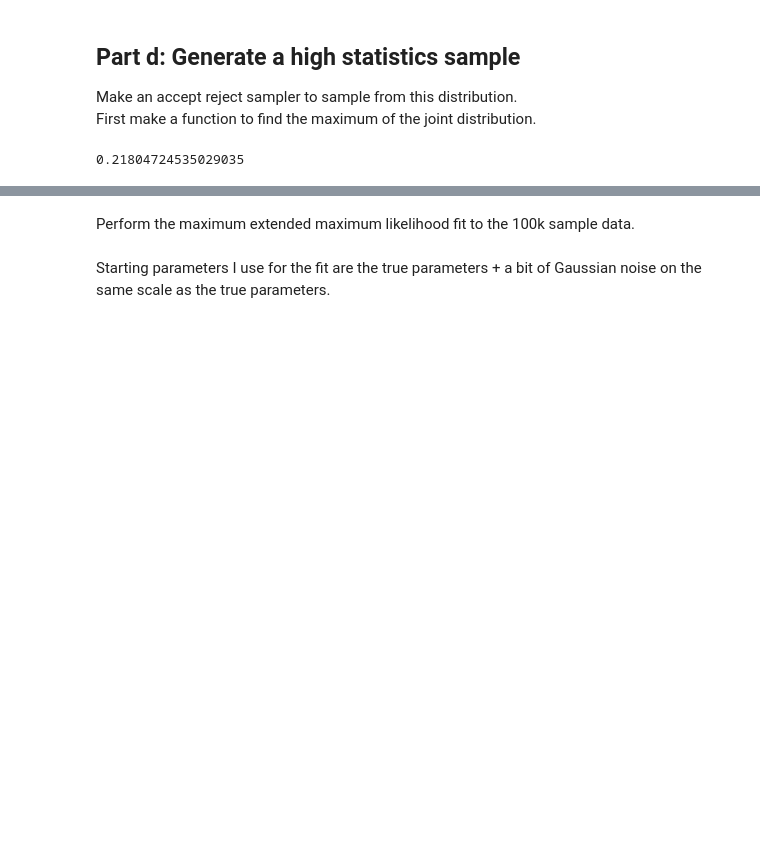
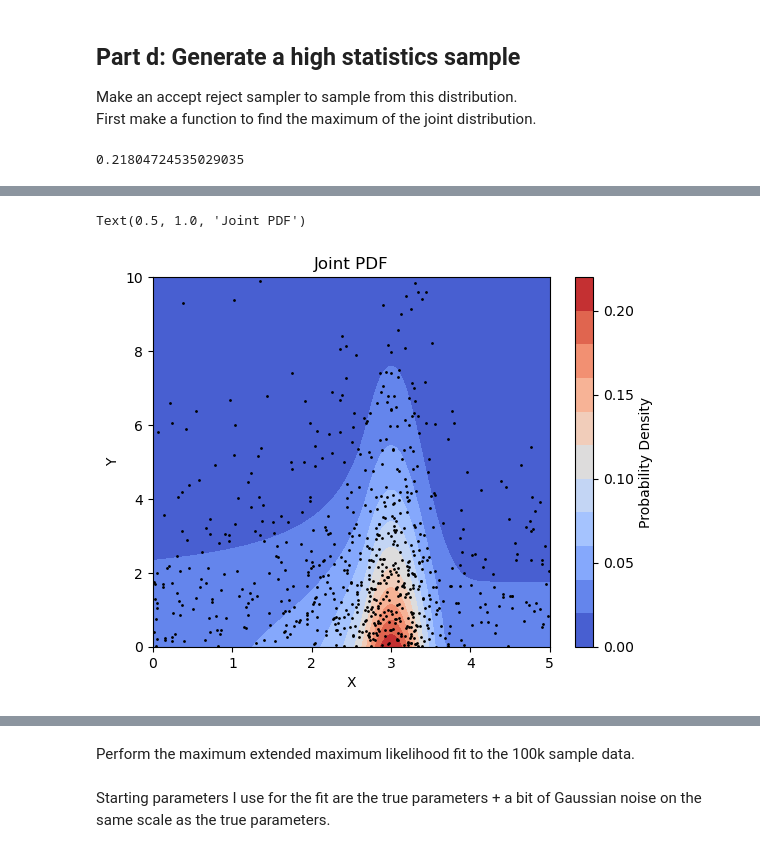
Before and after one commit to elizabethsztan/DIS_S1, a Jupyter notebook: s1_coursework.ipynb, the cells around one changed output, grey strips where cells are left out. Cells and saved outputs as stored; diff of their text form; code cells hidden in the pictures; blank space fills up the shorter version.

```diff
--- a/s1_coursework.ipynb
+++ b/s1_coursework.ipynb
@@ -302,0 +354,18 @@ total_pdf_sample = accept_reject_2d(total_fixed,num_samples = 100000, seed = 100
+# %%
+Xt, Yt = np.meshgrid(x,y)
+
+data = accept_reject_2d(total_fixed,num_samples = 700, seed = 100)
+
+X, Y = data
+
+contour = plt.contourf(Xt, Yt, total(Xt, Yt, mu_true, sigma_true, beta_true, m_true, f_true, lmbda_true, mu_b_true, sigma_b_true), levels = 10, cmap = 'coolwarm')
+plt.scatter(X, Y , s =1 , color = 'black', alpha = 1)
+cbar = plt.colorbar(contour)
+cbar.set_label("Probability Density")
+cbar.set_ticks([0, 0.05, 0.1, 0.15, 0.2])
+plt.xlabel('X')
+plt.ylabel('Y')
+plt.title('Joint PDF')
+# %% [output]
+Text(0.5, 1.0, 'Joint PDF')
+[figure, added]
```
Also changed, not shown: parts of 9 cells of this notebook, 4 other files.
